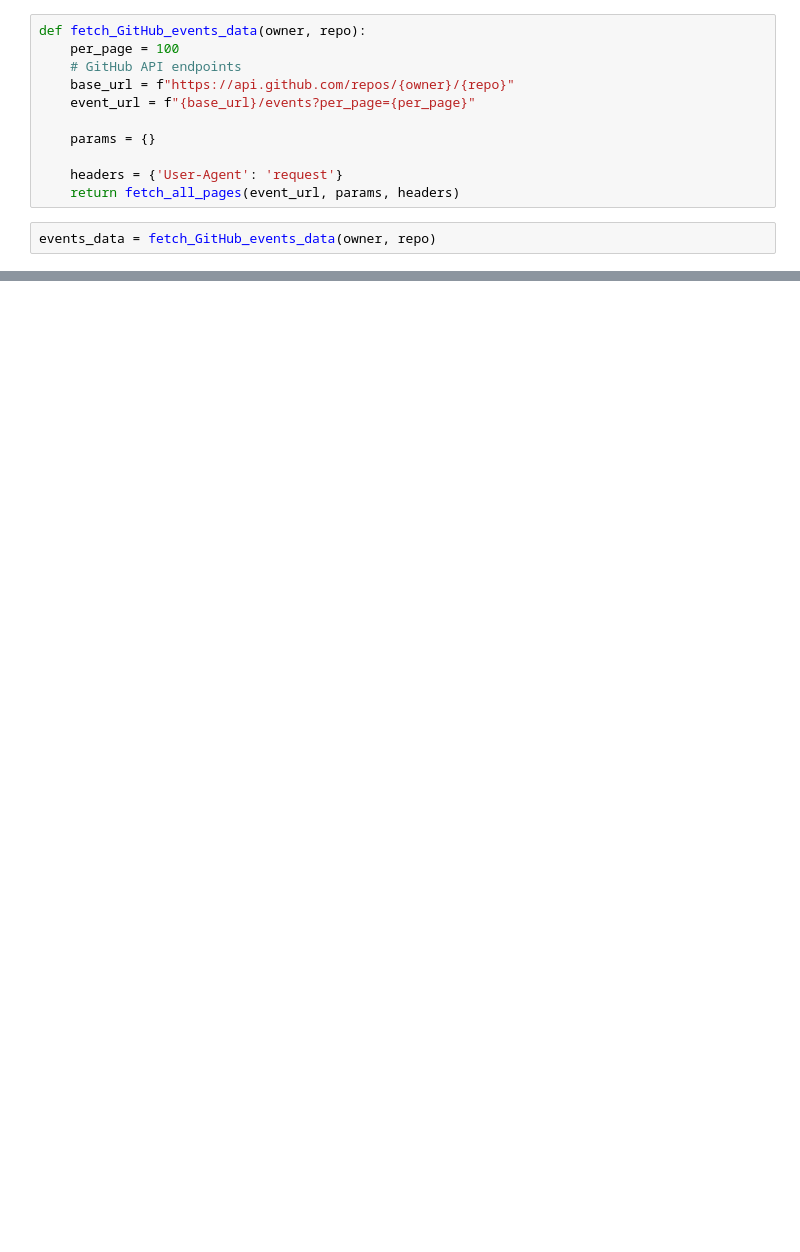
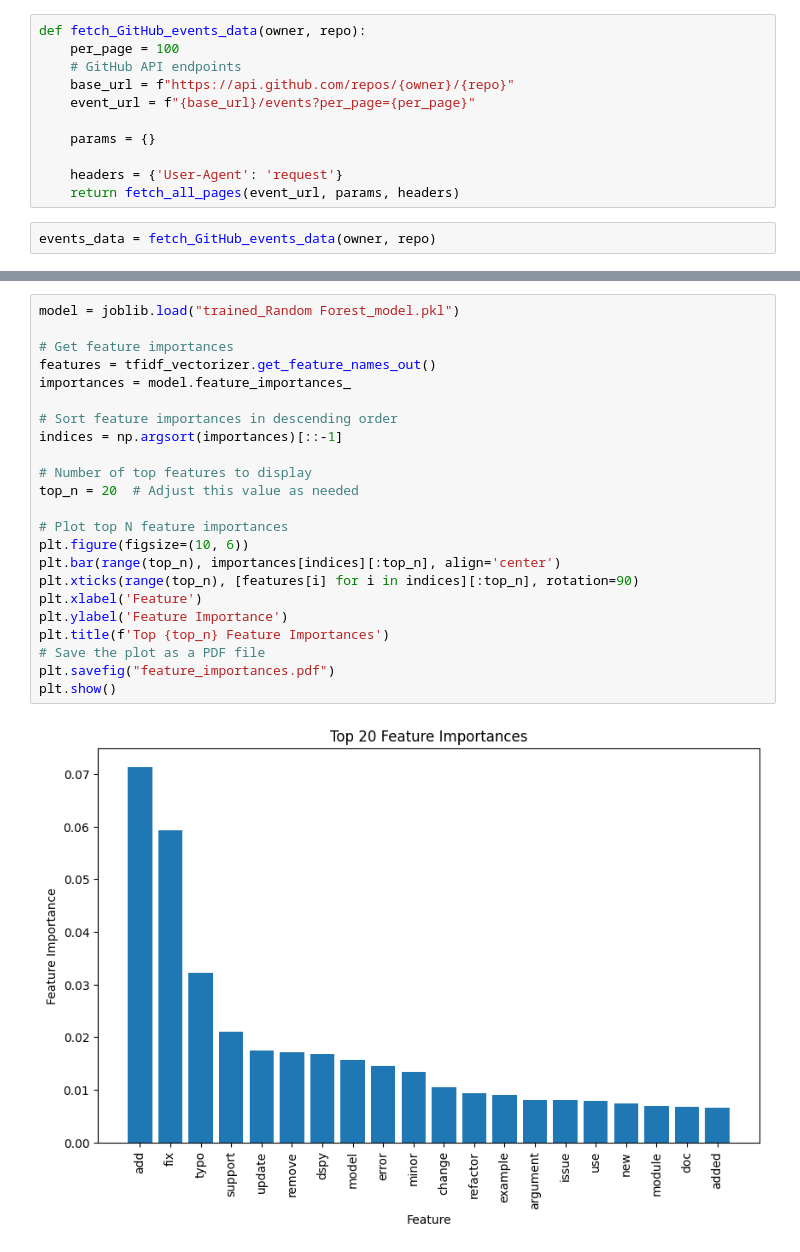
Before and after one commit to NightD116/Characterizing-iteration-in-software-developement, a Jupyter notebook: GitHub_data_extraction.ipynb, the cells around one changed output, grey strips where cells are left out. Saved outputs shown, nothing was run; the diff lists cells and outputs as text; blank space fills up the shorter version.

Commit message:
Complete the Machine Learning Model

```diff
--- a/GitHub_data_extraction.ipynb
+++ b/GitHub_data_extraction.ipynb
@@ -172,0 +412,25 @@ Index(['id', 'type', 'actor', 'repo', 'payload', 'public', 'created_at',
+# %%
+model = joblib.load("trained_Random Forest_model.pkl")
+
+# Get feature importances
+features = tfidf_vectorizer.get_feature_names_out()
+importances = model.feature_importances_
+
+# Sort feature importances in descending order
+indices = np.argsort(importances)[::-1]
+
+# Number of top features to display
+top_n = 20  # Adjust this value as needed
+
+# Plot top N feature importances
+plt.figure(figsize=(10, 6))
+plt.bar(range(top_n), importances[indices][:top_n], align='center')
+plt.xticks(range(top_n), [features[i] for i in indices][:top_n], rotation=90)
+plt.xlabel('Feature')
+plt.ylabel('Feature Importance')
+plt.title(f'Top {top_n} Feature Importances')
+# Save the plot as a PDF file
+plt.savefig("feature_importances.pdf")
+plt.show()
+# %% [output]
+[figure, added]
```
Also changed, not shown: parts of 37 cells of this notebook, 16 other files.
